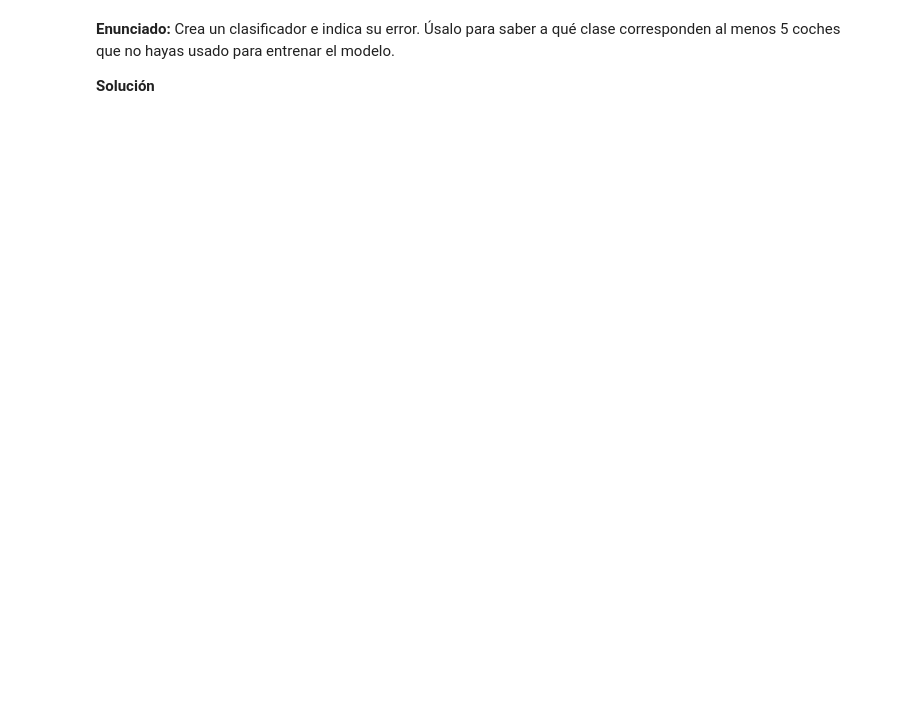
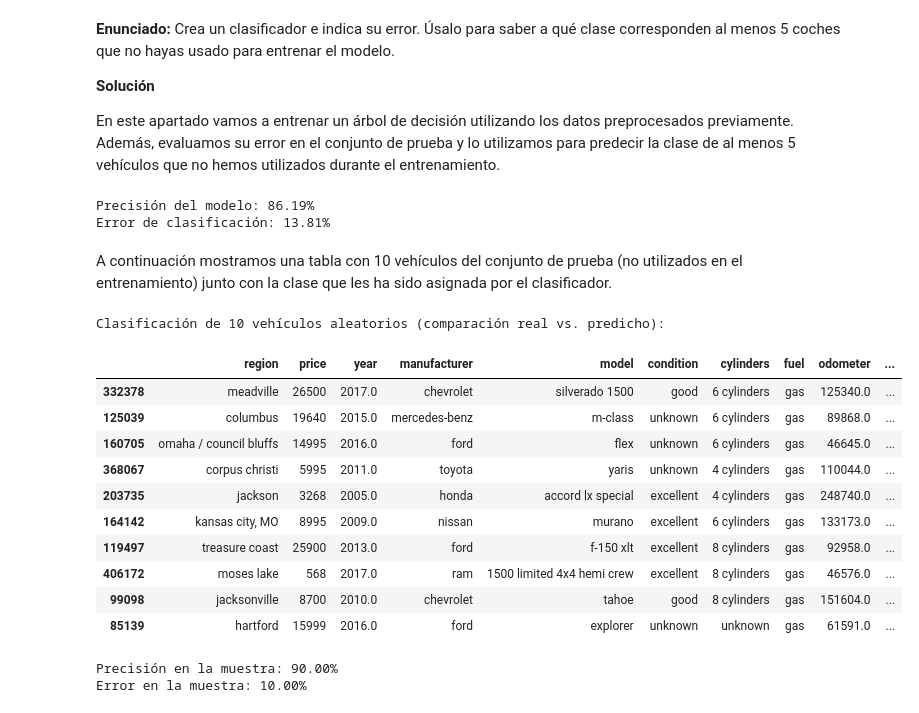
Before and after one commit to Carmoruda/Data_Mining, a Jupyter notebook: LAB03/Practica_4_GRUPOC5.ipynb, the cells around one changed output. Drawn from its saved outputs; the diff is of its cells as text; code cells hidden in the pictures; blank space fills up the shorter version.

```diff
--- a/LAB03/Practica_4_GRUPOC5.ipynb
+++ b/LAB03/Practica_4_GRUPOC5.ipynb
@@ -15,0 +142,7 @@ Para ello usaremos el dataset **“cars.csv”** que se encuentra en Moodle. Eli
+# %%
+# Convertimos las variables categóricas con LabelEncoder
+label_encoders = {}
+for columna in df.select_dtypes(include='object').columns:
+    label_encoder = LabelEncoder()
+    df[columna] = label_encoder.fit_transform(df[columna])
+    label_encoders[columna] = label_encoder
@@ -17,3 +178,69 @@ Para ello usaremos el dataset **“cars.csv”** que se encuentra en Moodle. Eli
 **Enunciado:** Crea un clasificador e indica su error. Úsalo para saber a qué clase corresponden al menos 5 coches que no hayas usado para entrenar el modelo.
 
 **Solución**
+
+En este apartado vamos a entrenar un árbol de decisión utilizando los datos preprocesados previamente. Además, evaluamos su error en el conjunto de prueba y lo utilizamos para predecir la clase de al menos 5 vehículos que no hemos utilizados durante el entrenamiento.
+# %%
+# Entrenamos el modelo de árbol de decisión
+arbol_decision = DecisionTreeClassifier(random_state=42)
+arbol_decision.fit(X_entrenamiento, y_entrenamiento)
+
+# Evaluamos el modelo en el conjunto de prueba
+y_predicho = arbol_decision.predict(X_prueba)
+accuracy = accuracy_score(y_prueba, y_predicho)
+error = 1 - accuracy
+
+print(f"Precisión del modelo: {accuracy:.2%}")
+print(f"Error de clasificación: {error:.2%}")
+# %% [output]
+Precisión del modelo: 86.19%
+Error de clasificación: 13.81%
+# %% [markdown]
+A continuación mostramos una tabla con 10 vehículos del conjunto de prueba (no utilizados en el entrenamiento) junto con la clase que les ha sido asignada por el clasificador.
+# %%
+# Seleccionamos aleatoriamente 10 vehículos del conjunto de prueba
+ejemplos = X_prueba.sample(10, random_state=42).copy()
+clases_reales_codificadas = y_prueba.loc[ejemplos.index].values
+
+# Predicciones del modelo
+clases_predichas_codificadas = arbol_decision.predict(ejemplos)
+
+# Decodificamos clases reales y predichas
+clases_reales = label_encoders['type'].inverse_transform(clases_reales_codificadas)
+clases_predichas = label_encoders['type'].inverse_transform(clases_predichas_codificadas)
+
+# Creamos una copia para mostrar y añadimos columnas
+ejemplos_mostrados = ejemplos.copy()
+ejemplos_mostrados['Clase real'] = clases_reales
+ejemplos_mostrados['Clase predicha'] = clases_predichas
+
+# Decodificamos las columnas categóricas
+columnas_categoricas = [columna for columna in ejemplos.columns if columna in label_encoders]
+for columna in columnas_categoricas:
+    le = label_encoders[columna]
+    ejemplos_mostrados[columna] = le.inverse_transform(ejemplos_mostrados[columna])
+
+# Mostramos el resultado
+print("Clasificación de 10 vehículos aleatorios (comparación real vs. predicho):")
+display(ejemplos_mostrados)
+
+accuracy_muestra = accuracy_score(clases_reales_codificadas, clases_predichas_codificadas)
+error_muestra = 1 - accuracy_muestra
+
+print(f"Precisión en la muestra: {accuracy_muestra:.2%}")
+print(f"Error en la muestra: {error_muestra:.2%}")
+# %% [output]
+Clasificación de 10 vehículos aleatorios (comparación real vs. predicho):
+|  | region | price | year | manufacturer | model | condition | cylinders | fuel | odometer | ... |
+| 332378 | meadville | 26500 | 2017.0 | chevrolet | silverado 1500 | good | 6 cylinders | gas | 125340.0 | ... |
+| 125039 | columbus | 19640 | 2015.0 | mercedes-benz | m-class | unknown | 6 cylinders | gas | 89868.0 | ... |
+| 160705 | omaha / council bluffs | 14995 | 2016.0 | ford | flex | unknown | 6 cylinders | gas | 46645.0 | ... |
+| 368067 | corpus christi | 5995 | 2011.0 | toyota | yaris | unknown | 4 cylinders | gas | 110044.0 | ... |
+| 203735 | jackson | 3268 | 2005.0 | honda | accord lx special | excellent | 4 cylinders | gas | 248740.0 | ... |
+| 164142 | kansas city, MO | 8995 | 2009.0 | nissan | murano | excellent | 6 cylinders | gas | 133173.0 | ... |
+| 119497 | treasure coast | 25900 | 2013.0 | ford | f-150 xlt | excellent | 8 cylinders | gas | 92958.0 | ... |
+| 406172 | moses lake | 568 | 2017.0 | ram | 1500 limited 4x4 hemi crew | excellent | 8 cylinders | gas | 46576.0 | ... |
+| 99098 | jacksonville | 8700 | 2010.0 | chevrolet | tahoe | good | 8 cylinders | gas | 151604.0 | ... |
+| 85139 | hartford | 15999 | 2016.0 | ford | explorer | unknown | unknown | gas | 61591.0 | ... |
+Precisión en la muestra: 90.00%
+Error en la muestra: 10.00%
```
Also changed, not shown: parts of 13 cells of this notebook, 2 other files.
